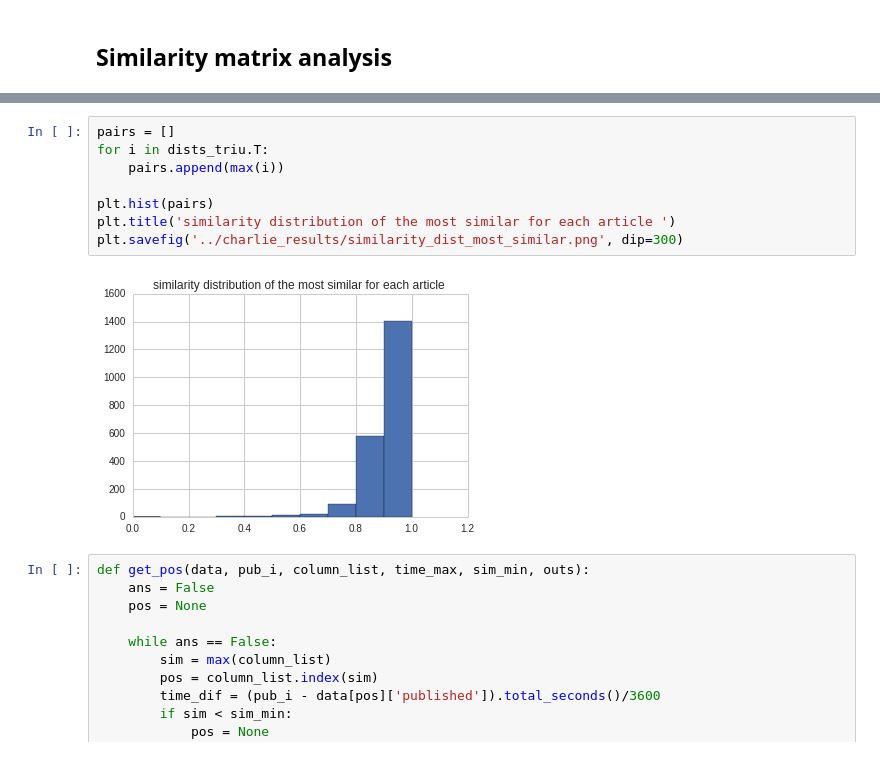
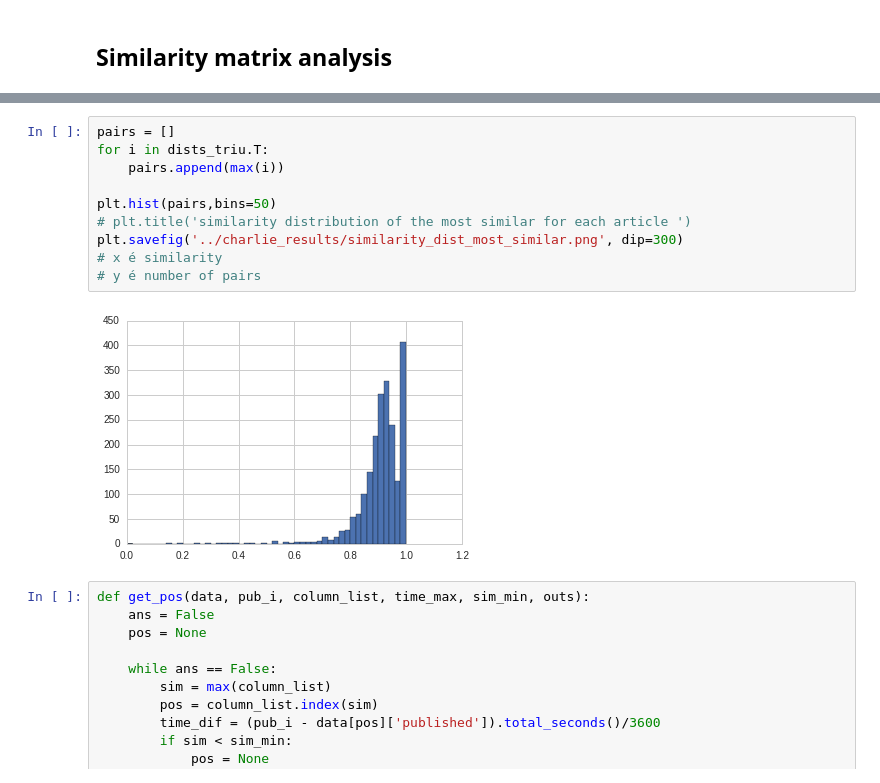
Before and after one commit to elisamussumeci/modeling-news-spread, a Jupyter notebook: notebook/Empirical data analysis.ipynb, the cells around one changed output, grey strips where cells are left out. Drawn from its saved outputs; the diff is of its cells as text.

```diff
--- a/notebook/Empirical data analysis.ipynb
+++ b/notebook/Empirical data analysis.ipynb
@@ -172,13 +172,15 @@ plt.show()
 # %%
 pairs = []
 for i in dists_triu.T:
     pairs.append(max(i))
 
-plt.hist(pairs)
-plt.title('similarity distribution of the most similar for each article ')
+plt.hist(pairs,bins=50)
+# plt.title('similarity distribution of the most similar for each article ')
 plt.savefig('../charlie_results/similarity_dist_most_similar.png', dip=300)
+# x é similarity
+# y é number of pairs
 # %% [output]
-[figure, old version]
+[figure, new version]
 # %%
 def get_pos(data, pub_i, column_list, time_max, sim_min, outs):
     ans = False
```
Also changed, not shown: parts of 4 cells of this notebook, 1 other file.
